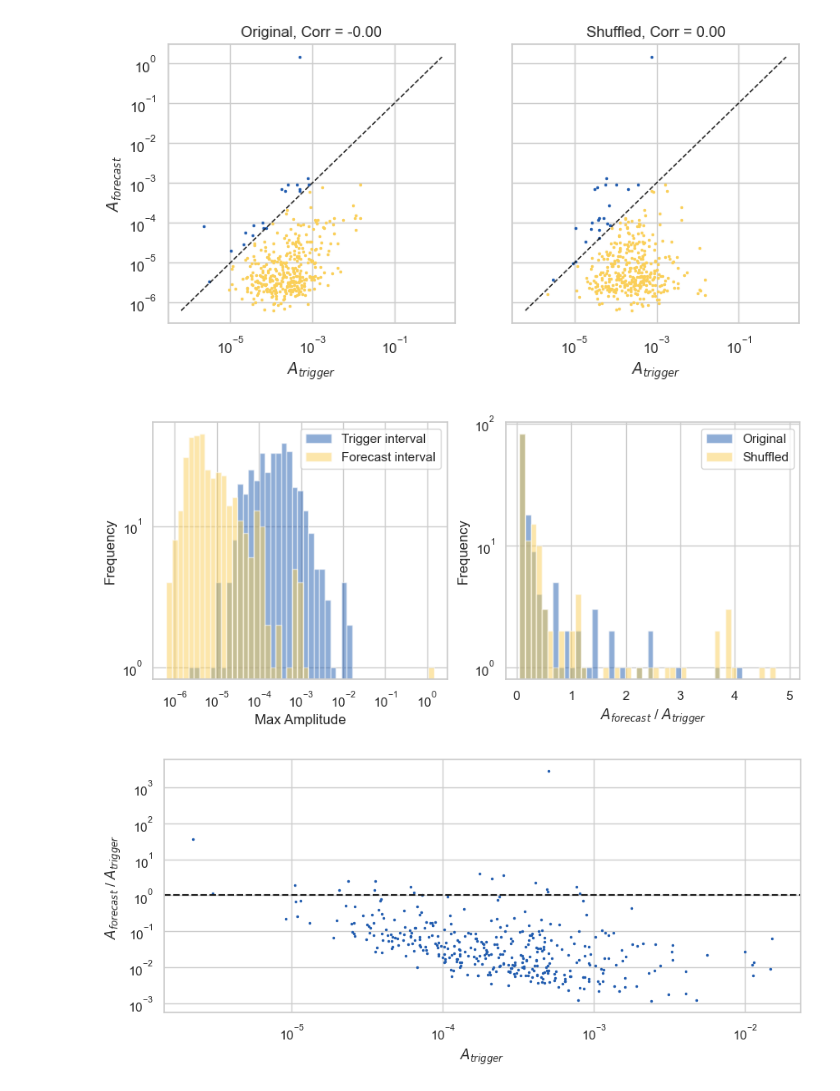
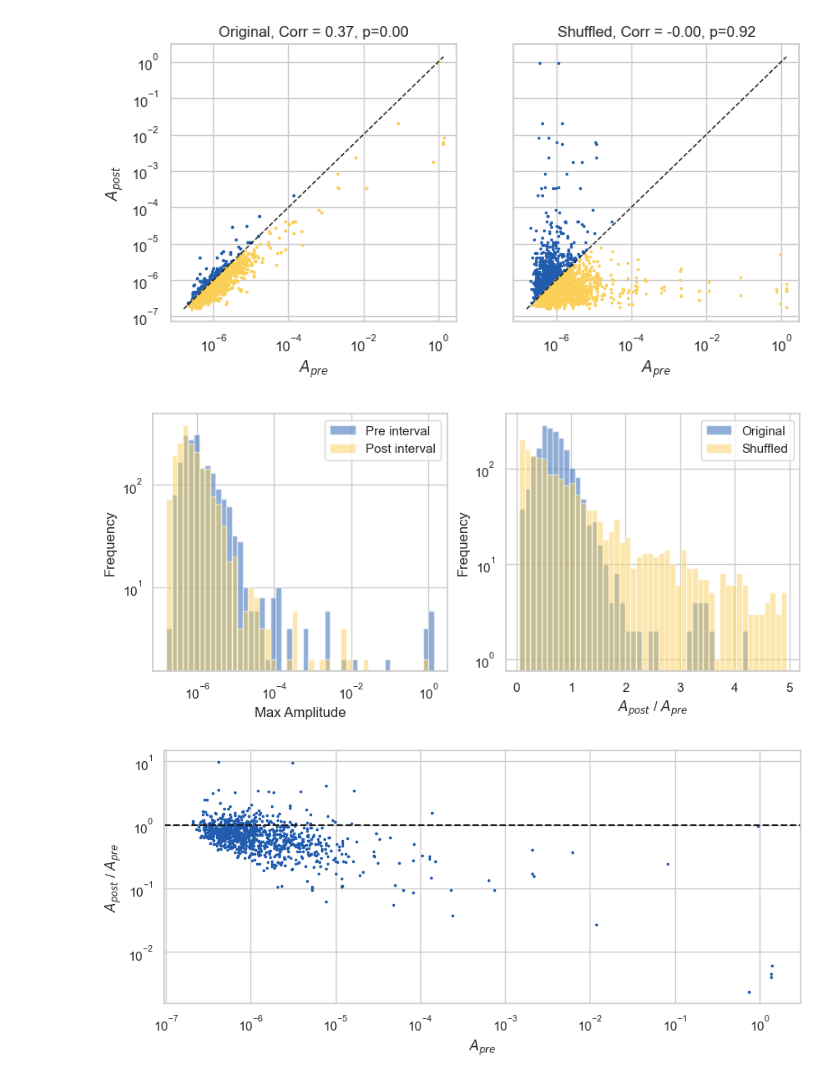
Before and after one commit to Ner-Ber/GroundMotion_QH, a Jupyter notebook: scripts/Leila/plots_from_max_amplitudes.ipynb, the cells around one changed output. Saved outputs shown, nothing was run; the diff lists cells and outputs as text; code cells hidden in the pictures.

Commit message:
more plotting

```diff
--- a/scripts/Leila/plots_from_max_amplitudes.ipynb
+++ b/scripts/Leila/plots_from_max_amplitudes.ipynb
@@ -11,33 +11,36 @@ from ground_motion_qh.plotting import (
 )
 # %%
-a_forecast_max = np.load("../../results/a_forecast_max.npy")
-a_trigger_max = np.load("../../results/a_trigger_max.npy")
+# a_post_max = np.load("../../results/a_forecast_max.npy")
+# a_pre_max = np.load("../../results/a_trigger_max.npy")
+
+a_post_max = np.load("../../results/hero_run/a_max_plus.npy")
+a_pre_max = np.load("../../results/hero_run/a_max_minus.npy")
 # %%
-fig, ax = scatter_trigger_vs_forecast(
-    a_trigger_max,
-    a_forecast_max,
+fig, ax = scatter_pre_vs_post(
+    a_pre_max,
+    a_post_max,
 )
 
 plt.show()
 # %% [output]
-[figure, old version]
+[figure, new version]
 # %%
-fig, ax = hist_atrigger_aforecast(
-    a_trigger_max,
-    a_forecast_max,
+fig, ax = hist_apre_apost(
+    a_pre_max,
+    a_post_max,
     bins=50,
 )
 
 plt.show()
 # %% [output]
-[figure, old version]
+[figure, new version]
 # %%
-fig, ax = scatter_ratio_vs_atrigger(
-    a_trigger_max,
-    a_forecast_max,
+fig, ax = scatter_ratio_vs_apre(
+    a_pre_max,
+    a_post_max,
 )
 plt.show()
 # %% [output]
-[figure, old version]
+[figure, new version]
 # %%
 fig, ax = exceedance_plot(
```
Also changed, not shown: parts of 5 cells of this notebook, 1 other file.
